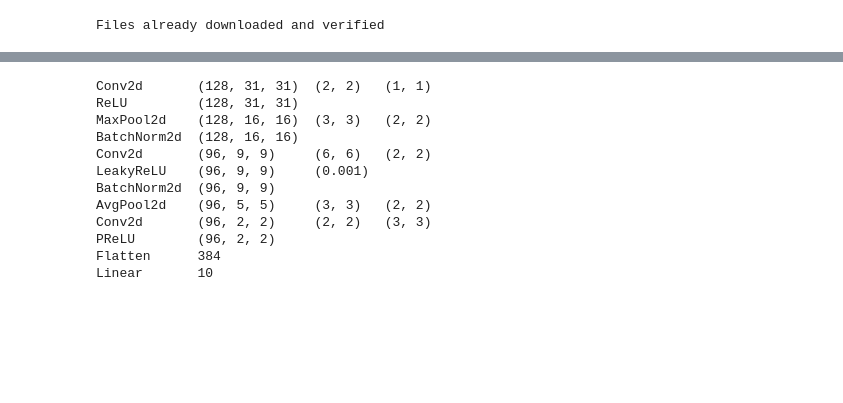
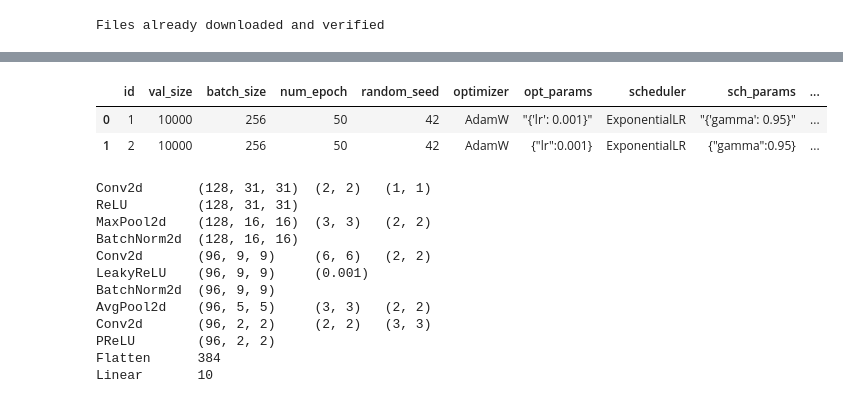
Before and after one commit to alkorolyov/sophius, a Jupyter notebook: notebooks/05_3_gen_models_peewee.ipynb, the cells around one changed output, grey strips where cells are left out. Cells and saved outputs as stored; diff of their text form; code cells hidden in the pictures; blank space fills up the shorter version.

```diff
--- a/notebooks/05_3_gen_models_peewee.ipynb
+++ b/notebooks/05_3_gen_models_peewee.ipynb
@@ -160,3 +159,11 @@ df[-10:]
+# %%
+with database.connection() as conn:
+    exp = pd.read_sql('SELECT * from experiments', conn)
+exp
+# %% [output]
+|  | id | val_size | batch_size | num_epoch | random_seed | optimizer | opt_params | scheduler | sch_params | ... |
+| 0 | 1 | 10000 | 256 | 50 | 42 | AdamW | "{'lr': 0.001}" | ExponentialLR | "{'gamma': 0.95}" | ... |
+| 1 | 2 | 10000 | 256 | 50 | 42 | AdamW | {"lr":0.001} | ExponentialLR | {"gamma":0.95} | ... |
 # %%
 encoder.hash2model('00804821200000000044a000400000000080809210020000400000000024d0000080880a0804000001000000', (3, 32, 32), 10)
 # %% [output]
```
Also changed, not shown: parts of 4 cells of this notebook.
